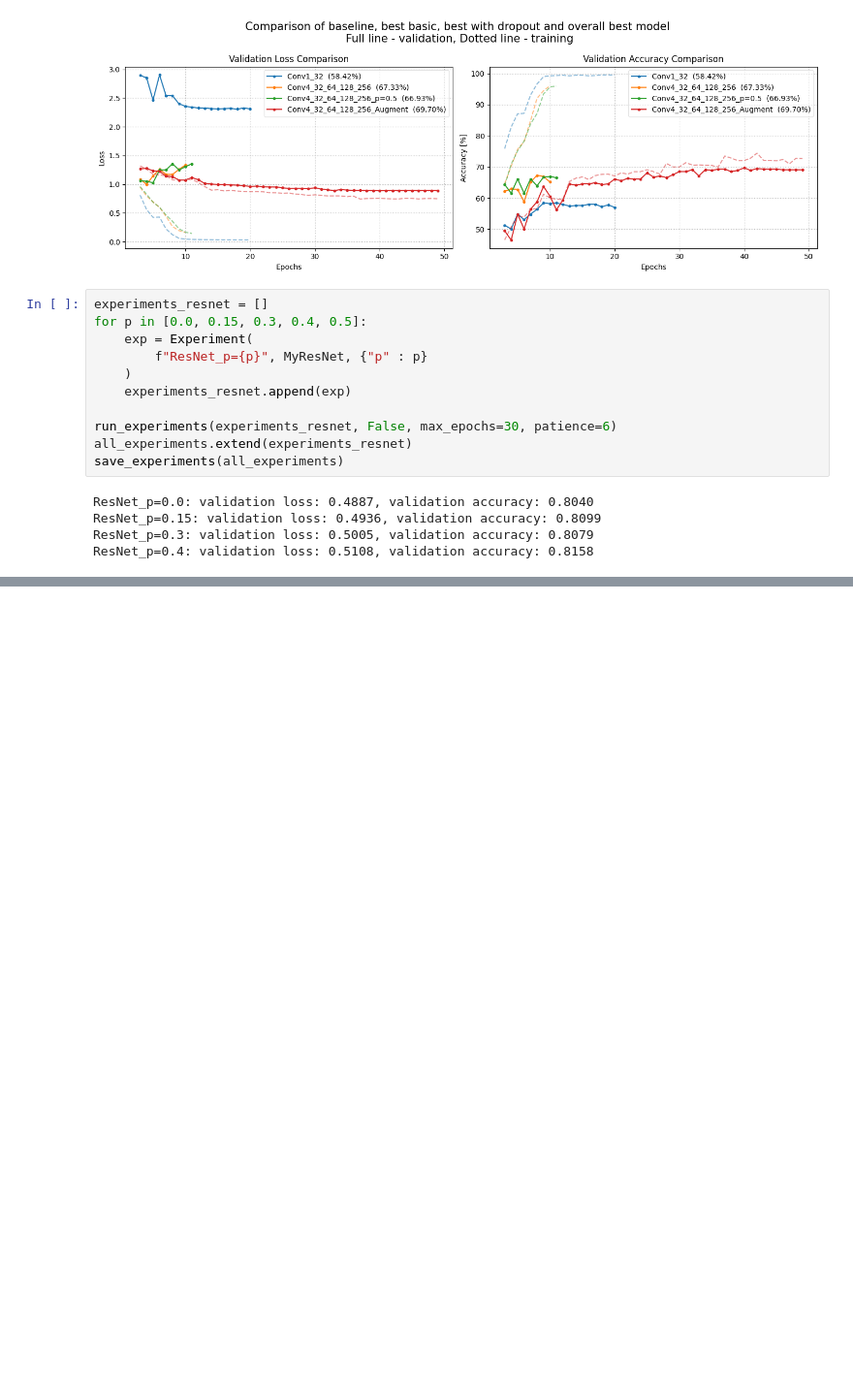
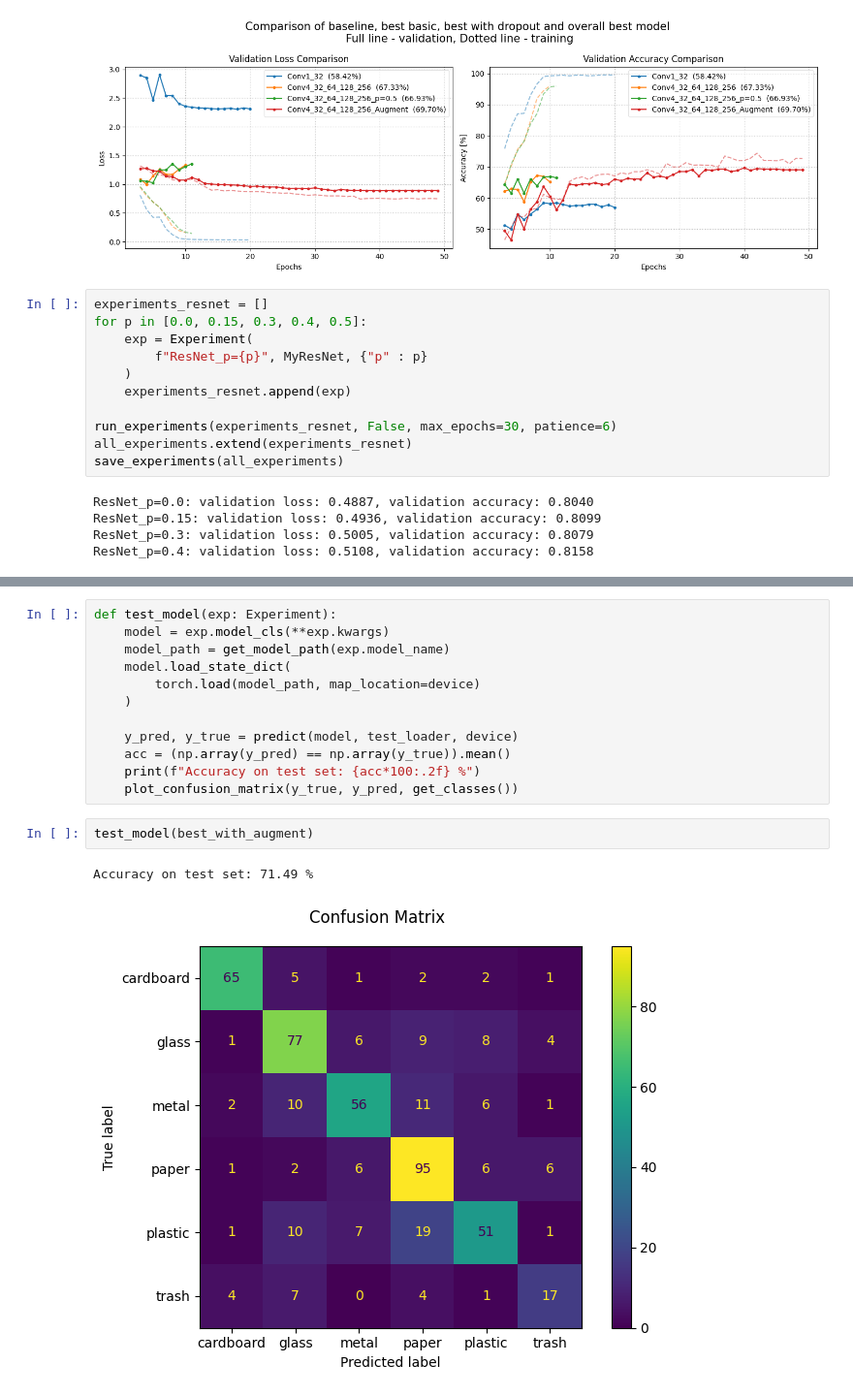
Before and after one commit to marekstorek/trash_classifier, a Jupyter notebook: ml/experiments.ipynb, the cells around one changed output, grey strips where cells are left out. Shown at 97% size. Saved outputs shown, nothing was run; the diff lists cells and outputs as text; blank space fills up the shorter version.

```diff
--- a/ml/experiments.ipynb
+++ b/ml/experiments.ipynb
@@ -317,0 +332,17 @@ ResNet_p=0.4: validation loss: 0.5108, validation accuracy: 0.8158
+# %%
+def test_model(exp: Experiment):
+    model = exp.model_cls(**exp.kwargs)
+    model_path = get_model_path(exp.model_name)
+    model.load_state_dict(
+        torch.load(model_path, map_location=device)
+    )
+
+    y_pred, y_true = predict(model, test_loader, device)
+    acc = (np.array(y_pred) == np.array(y_true)).mean()
+    print(f"Accuracy on test set: {acc*100:.2f} %")
+    plot_confusion_matrix(y_true, y_pred, get_classes())
+# %%
+test_model(best_with_augment)
+# %% [output]
+Accuracy on test set: 71.49 %
+[figure, added]
```
Also changed, not shown: parts of 5 cells of this notebook, 3 other files.
